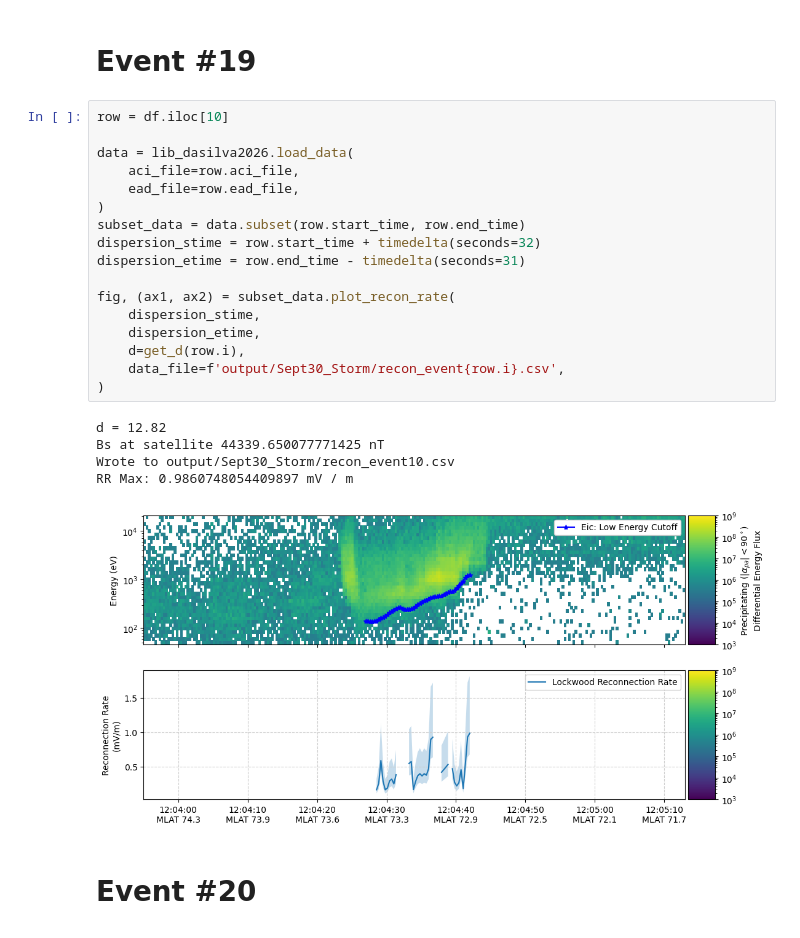
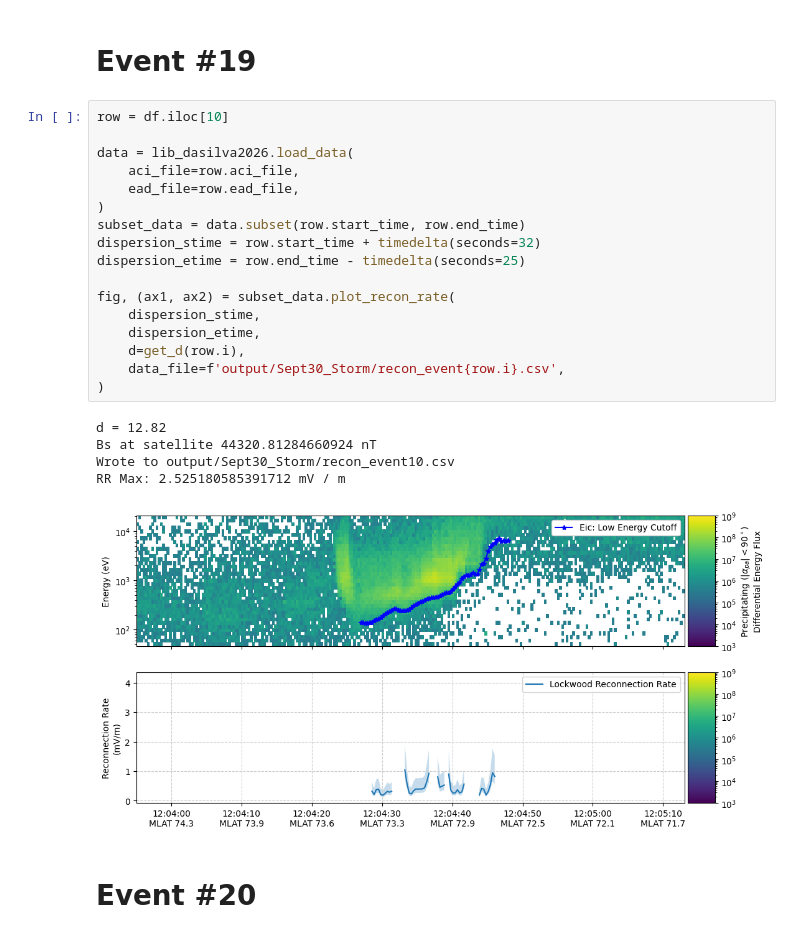
Before and after one commit to ddasilva/tracers-first-results-paper, a Jupyter notebook: Sept 30 Event Recon Rates.ipynb, the cells around one changed output. Cells and saved outputs as stored; diff of their text form.

```diff
--- a/Sept 30 Event Recon Rates.ipynb
+++ b/Sept 30 Event Recon Rates.ipynb
@@ -492,26 +492,26 @@ RR Max: 11.64672344221297 mV / m
 # %%
 row = df.iloc[10]
 
 data = lib_dasilva2026.load_data(
     aci_file=row.aci_file,
     ead_file=row.ead_file,
 )
 subset_data = data.subset(row.start_time, row.end_time)
 dispersion_stime = row.start_time + timedelta(seconds=32)
-dispersion_etime = row.end_time - timedelta(seconds=31)
+dispersion_etime = row.end_time - timedelta(seconds=25)
 
 fig, (ax1, ax2) = subset_data.plot_recon_rate(
     dispersion_stime,
     dispersion_etime,
     d=get_d(row.i),
     data_file=f'output/Sept30_Storm/recon_event{row.i}.csv',
 )
 # %% [output]
 d = 12.82
-Bs at satellite 44339.650077771425 nT
+Bs at satellite 44320.81284660924 nT
 Wrote to output/Sept30_Storm/recon_event10.csv
-RR Max: 0.9860748054409897 mV / m
+RR Max: 2.525180585391712 mV / m
-[figure, old version]
+[figure, new version]
 # %% [markdown]
 # Event #20
 # %%
```
Also changed, not shown: parts of 18 cells of this notebook, 30 other files.
